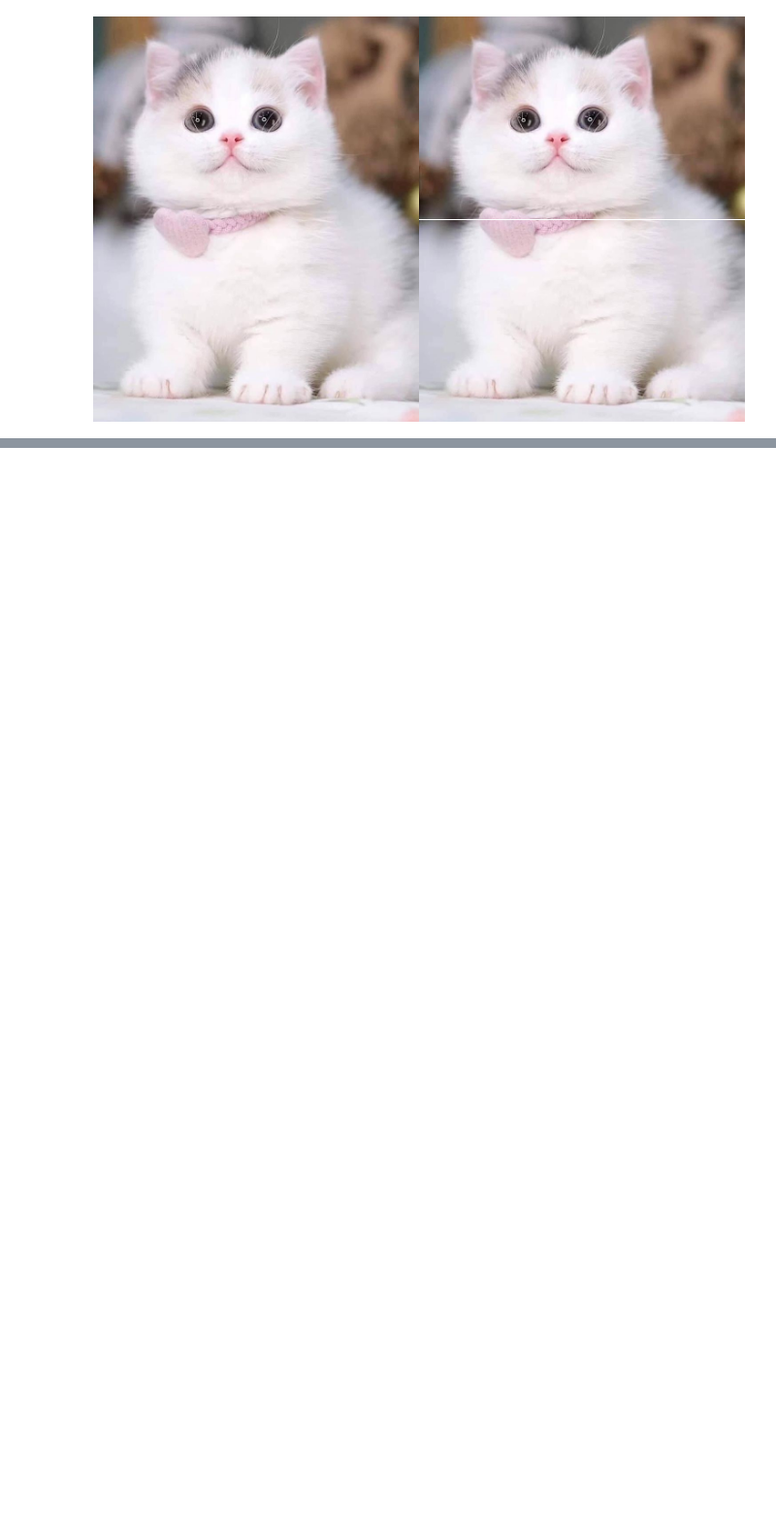
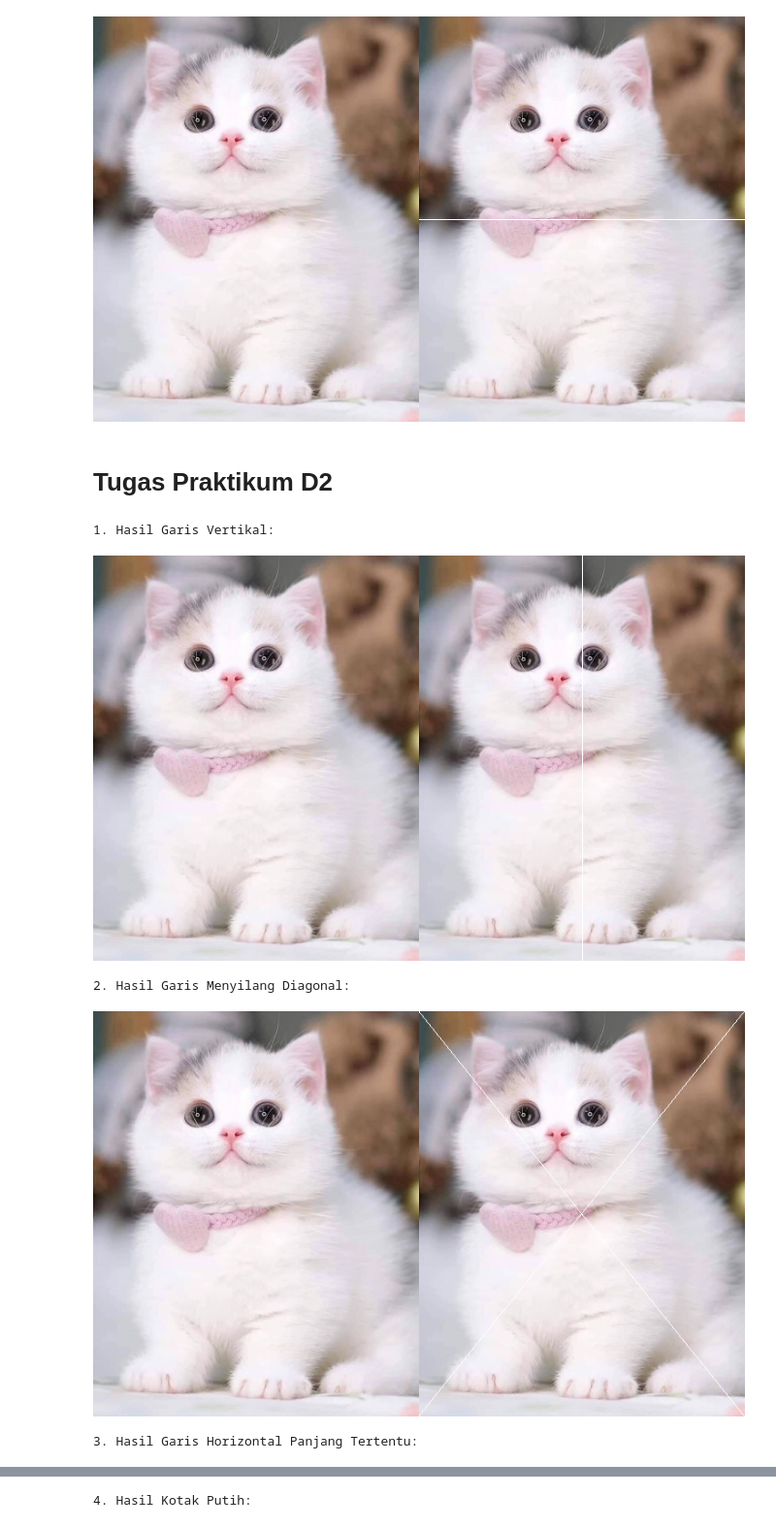
Before and after one commit to febyataalya/PCVK-Ganjil-2026, a Jupyter notebook: Week1.ipynb, the cells around one changed output, grey strips where cells are left out. Shown at 97% size. Saved outputs shown, nothing was run; the diff lists cells and outputs as text; code cells hidden in the pictures; blank space fills up the shorter version.

```diff
--- a/Week1.ipynb
+++ b/Week1.ipynb
@@ -46,3 +46,74 @@ final_frame = cv.hconcat((image_2, image_3))
 cv2_imshow(final_frame)
 # %% [output]
 [figure]
+# %% [markdown]
+# Tugas Praktikum D2
+# %%
+import cv2 as cv
+from skimage import io
+from google.colab.patches import cv2_imshow
+
+url = "https://unair.ac.id/wp-content/uploads/2022/08/kucing.jpg"
+image = io.imread(url)
+image = cv.resize(image, (0,0), fx=0.5, fy=0.5)
+
+image_asli = cv.cvtColor(image, cv.COLOR_BGR2RGB)
+
+tinggi = image_asli.shape[0]
+lebar = image_asli.shape[1]
+
+image_vertikal = image_asli.copy()
+
+for x in range(tinggi):
+    image_vertikal[x, int(lebar/2)] = [255, 255, 255]
+
+print("1. Hasil Garis Vertikal:")
+cv2_imshow(cv.hconcat((image_asli, image_vertikal)))
+print("\n")
+
+image_diagonal = image_asli.copy()
+
+for x in range(tinggi):
+    y1 = int(x * (lebar / tinggi))
+    if y1 < lebar:
+        image_diagonal[x, y1] = [255, 255, 255]
+
+    y2 = int((lebar - 1) - (x * (lebar / tinggi)))
+    if 0 <= y2 < lebar:
+        image_diagonal[x, y2] = [255, 255, 255]
+
+print("2. Hasil Garis Menyilang Diagonal:")
+cv2_imshow(cv.hconcat((image_asli, image_diagonal)))
+print("\n")
+
+image_horizontal = image_asli.copy()
+
+titik_awal = int(lebar / 4)
+titik_akhir = int(lebar * 3 / 4)
+titik_tengah_vertikal = int(tinggi / 2)
+
+for y in range(titik_awal, titik_akhir):
+    image_horizontal[titik_tengah_vertikal, y] = [255, 255, 255]
+
+print("3. Hasil Garis Horizontal Panjang Tertentu:")
+cv2_imshow(cv.hconcat((image_asli, image_horizontal)))
+print("\n")
+
+image_kotak = image_asli.copy()
+
+x_awal = int(tinggi / 4)
+y_awal = int(lebar / 2) - 30
+
+for x in range(x_awal, x_awal + 60):
+    for y in range(y_awal, y_awal + 60):
+        if x < tinggi and y < lebar:
+            image_kotak[x, y] = [255, 255, 255]
+
+print("4. Hasil Kotak Putih:")
+cv2_imshow(cv.hconcat((image_asli, image_kotak)))
+# %% [output]
+1. Hasil Garis Vertikal:
+[figure, added]
+2. Hasil Garis Menyilang Diagonal:
+[figure, added]
+3. Hasil Garis Horizontal Panjang Tertentu:
@@ -48,0 +121 @@ cv2_imshow(final_frame)
+4. Hasil Kotak Putih:
```
Also changed, not shown: parts of 2 cells of this notebook.
